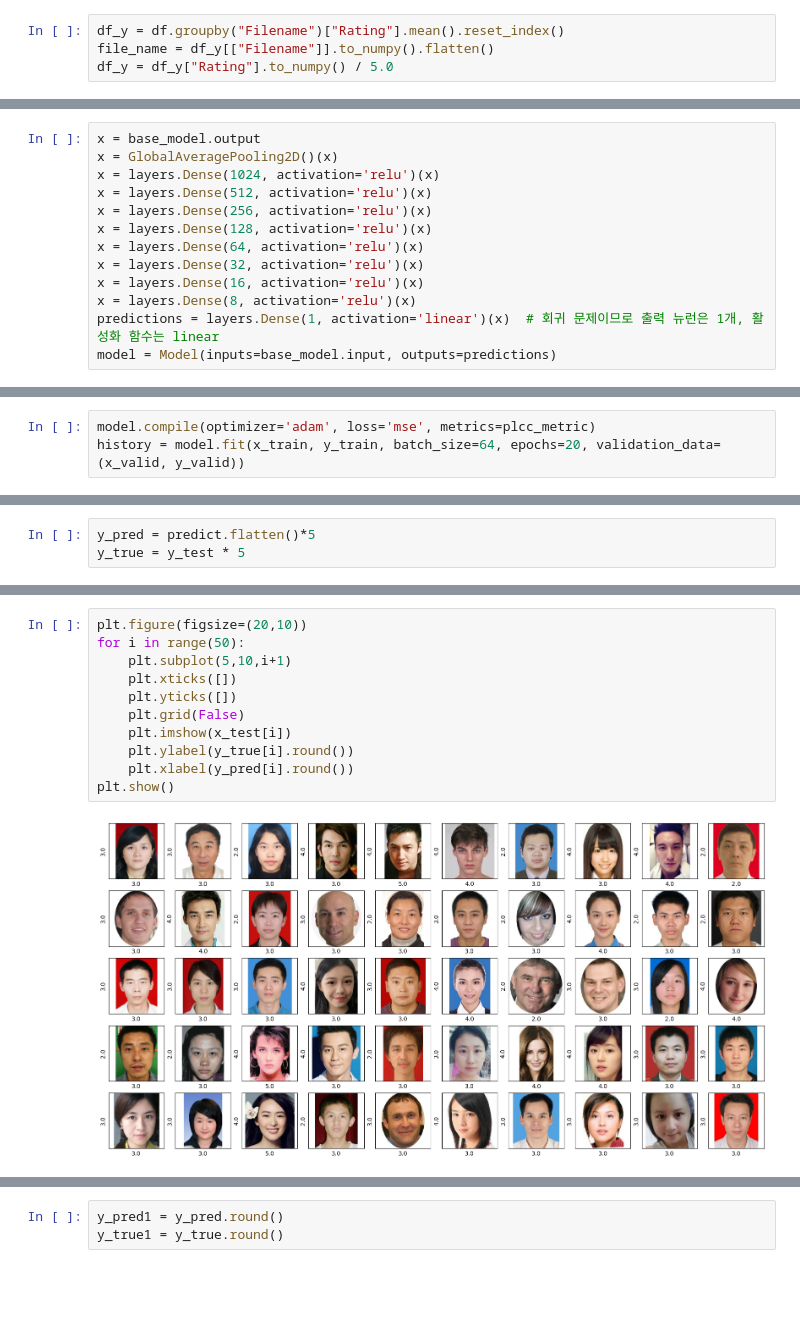
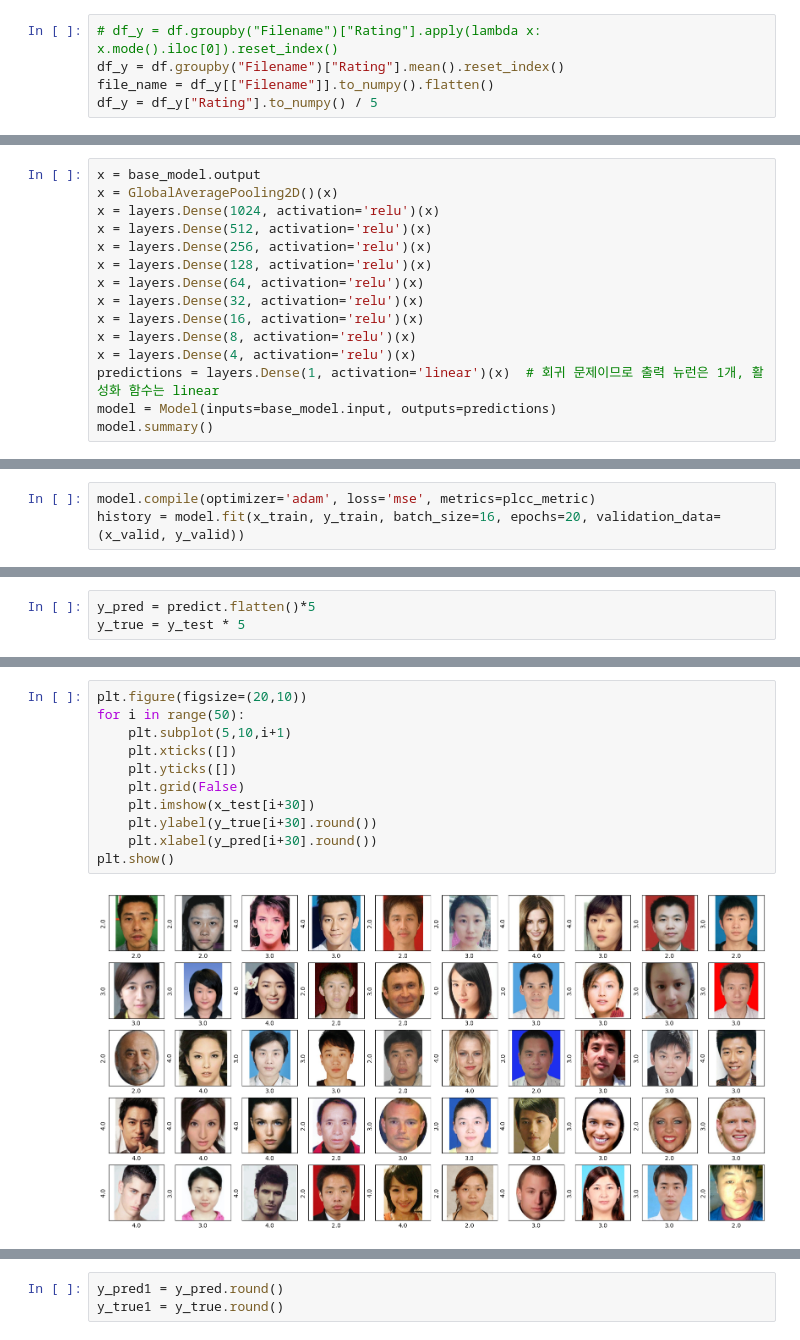
Before and after one commit to dkdkdkdkd/ml_project, a Jupyter notebook: resnet50_model.ipynb, the cells around one changed output, grey strips where cells are left out. Drawn from its saved outputs; the diff is of its cells as text; blank space fills up the shorter version.

```diff
--- a/resnet50_model.ipynb
+++ b/resnet50_model.ipynb
@@ -31,6 +31,7 @@ df.head()
 | 3 | 1 | CF101.jpg | 2 |
 | 4 | 1 | CF102.jpg | 3 |
 # %%
+# df_y = df.groupby("Filename")["Rating"].apply(lambda x: x.mode().iloc[0]).reset_index()
 df_y = df.groupby("Filename")["Rating"].mean().reset_index()
 file_name = df_y[["Filename"]].to_numpy().flatten()
-df_y = df_y["Rating"].to_numpy() / 5.0
+df_y = df_y["Rating"].to_numpy() / 5
@@ -105,5 +100,7 @@ x = layers.Dense(64, activation='relu')(x)
 x = layers.Dense(32, activation='relu')(x)
 x = layers.Dense(16, activation='relu')(x)
 x = layers.Dense(8, activation='relu')(x)
+x = layers.Dense(4, activation='relu')(x)
 predictions = layers.Dense(1, activation='linear')(x)  # 회귀 문제이므로 출력 뉴런은 1개, 활성화 함수는 linear
 model = Model(inputs=base_model.input, outputs=predictions)
+model.summary()
@@ -139,6 +154,6 @@ def plcc_metric(y_true, y_pred):
     return r_num / r_den
 # %%
 model.compile(optimizer='adam', loss='mse', metrics=plcc_metric)
-history = model.fit(x_train, y_train, batch_size=64, epochs=20, validation_data=(x_valid, y_valid))
+history = model.fit(x_train, y_train, batch_size=16, epochs=20, validation_data=(x_valid, y_valid))
 # %% [output]
 Epoch 1/20
@@ -178,16 +197,16 @@ plt.show()
 # %%
 plt.figure(figsize=(20,10))
 for i in range(50):
     plt.subplot(5,10,i+1)
     plt.xticks([])
     plt.yticks([])
     plt.grid(False)
-    plt.imshow(x_test[i])
-    plt.ylabel(y_true[i].round())
-    plt.xlabel(y_pred[i].round())
+    plt.imshow(x_test[i+30])
+    plt.ylabel(y_true[i+30].round())
+    plt.xlabel(y_pred[i+30].round())
 plt.show()
 # %% [output]
-[figure, old version]
+[figure, new version]
 # %%
 def rmse(y_true, y_pred):
     return np.sqrt(np.mean((y_true - y_pred) ** 2))
```
Also changed, not shown: parts of 15 cells of this notebook, 10 other files.
